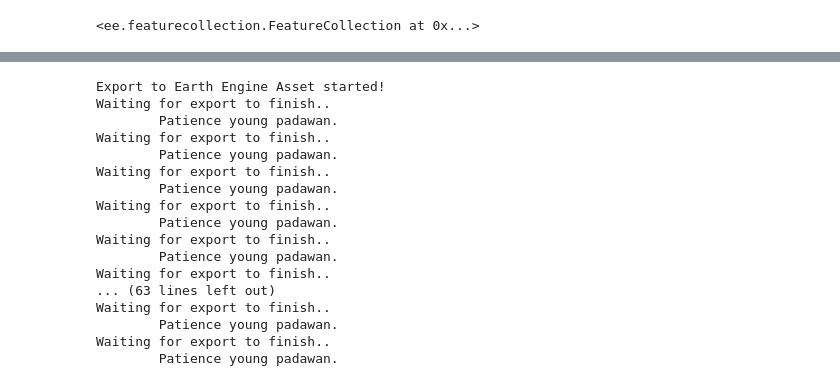
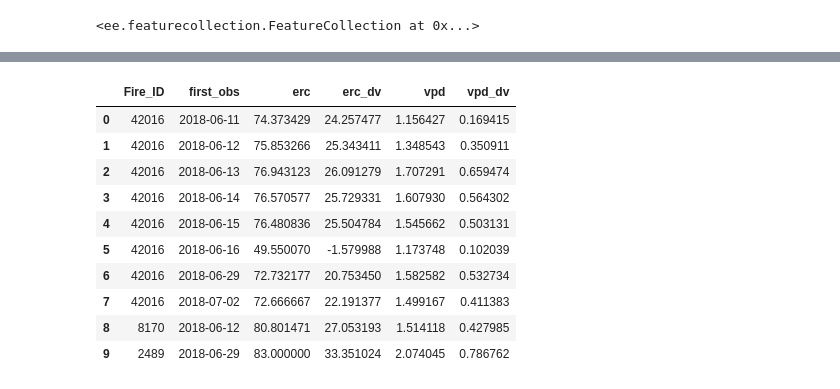
Before and after one commit to natshoff/aspen-fire-fork, a Jupyter notebook: Aim2/code/Python/04GEE-GridMet-Stats.ipynb, the cells around one changed output, grey strips where cells are left out. Drawn from its saved outputs; the diff is of its cells as text; code cells hidden in the pictures.

```diff
--- a/Aim2/code/Python/04GEE-GridMet-Stats.ipynb
+++ b/Aim2/code/Python/04GEE-GridMet-Stats.ipynb
@@ -21,8 +21,9 @@ print("Success !")
 # %% [output]
 Success !
 # %%
-# Load gridded FRP data
-grid = ee.FeatureCollection('projects/jfsp-aspen/assets/viirs_snpp_jpss1_afd_latlon_aspenfires_pixar_gridstats_')
+# Load gridded FRP data aggregated to first observation day
+grid = ee.FeatureCollection('projects/jfsp-aspen/assets/viirs_snpp_jpss1_gridstats_daily_agg')
 print(f"Number of aspen fires: {grid.size().getInfo()}")
+grid = grid.select(['grid_index', 'Fire_ID', 'Ig_Date', 'Last_Date', 'max_date', 'first_obs', 'last_obs'])
 print(grid.first().propertyNames().getInfo())
 # %% [output]
@@ -55,7 +56,6 @@ gridMET bands available for analysis:
 # select our variables of interest:
 # 1. Vapor Pressure Deficit and 2. Energy Release Component
 gridmet = gridmet.select(['vpd','erc'])
-gridmet = gridmet.filter(ee.Filter.calendarRange(2018,2023,'year')) # filter to our fire years
 print(gridmet.first().bandNames().getInfo())
 # %% [output]
 ['vpd', 'erc']
@@ -127,32 +111,18 @@ df.head()
-# %%
-# Export the table.
-export_task = ee.batch.Export.table.toDrive(
-    collection=results,
-    description='gridstats_gridmet',
-    fileNamePrefix='gridstats_gridmet',
-    fileFormat='CSV',
-    folder='GRIDMET'
-)
-
-export_task.start() # Start the export task
-print("Export to Earth Engine Asset started!")
-# Monitor the task until it's finished
-monitor_export(export_task, 120)
-# %% [output]
-Export to Earth Engine Asset started!
-Waiting for export to finish..
-        Patience young padawan.
-Waiting for export to finish..
-        Patience young padawan.
-Waiting for export to finish..
-        Patience young padawan.
-Waiting for export to finish..
-        Patience young padawan.
-Waiting for export to finish..
-        Patience young padawan.
-Waiting for export to finish..
-... (63 lines left out)
-Waiting for export to finish..
-        Patience young padawan.
-Waiting for export to finish..
-        Patience young padawan.
+# %%
+sample = results.limit(10).getInfo()
+props = [f['properties'] for f in sample['features']]
+df = pd.DataFrame(props)
+df = df[['Fire_ID', 'first_obs', 'erc', 'erc_dv', 'vpd', 'vpd_dv']]
+df.head(10)
+# %% [output]
+|  | Fire_ID | first_obs | erc | erc_dv | vpd | vpd_dv |
+| 0 | 42016 | 2018-06-11 | 74.373429 | 24.257477 | 1.156427 | 0.169415 |
+| 1 | 42016 | 2018-06-12 | 75.853266 | 25.343411 | 1.348543 | 0.350911 |
+| 2 | 42016 | 2018-06-13 | 76.943123 | 26.091279 | 1.707291 | 0.659474 |
+| 3 | 42016 | 2018-06-14 | 76.570577 | 25.729331 | 1.607930 | 0.564302 |
+| 4 | 42016 | 2018-06-15 | 76.480836 | 25.504784 | 1.545662 | 0.503131 |
+| 5 | 42016 | 2018-06-16 | 49.550070 | -1.579988 | 1.173748 | 0.102039 |
+| 6 | 42016 | 2018-06-29 | 72.732177 | 20.753450 | 1.582582 | 0.532734 |
+| 7 | 42016 | 2018-07-02 | 72.666667 | 22.191377 | 1.499167 | 0.411383 |
+| 8 | 8170 | 2018-06-12 | 80.801471 | 27.053193 | 1.514118 | 0.427985 |
+| 9 | 2489 | 2018-06-29 | 83.000000 | 33.351024 | 2.074045 | 0.786762 |
```
Also changed, not shown: parts of 7 cells of this notebook, 10 other files.
